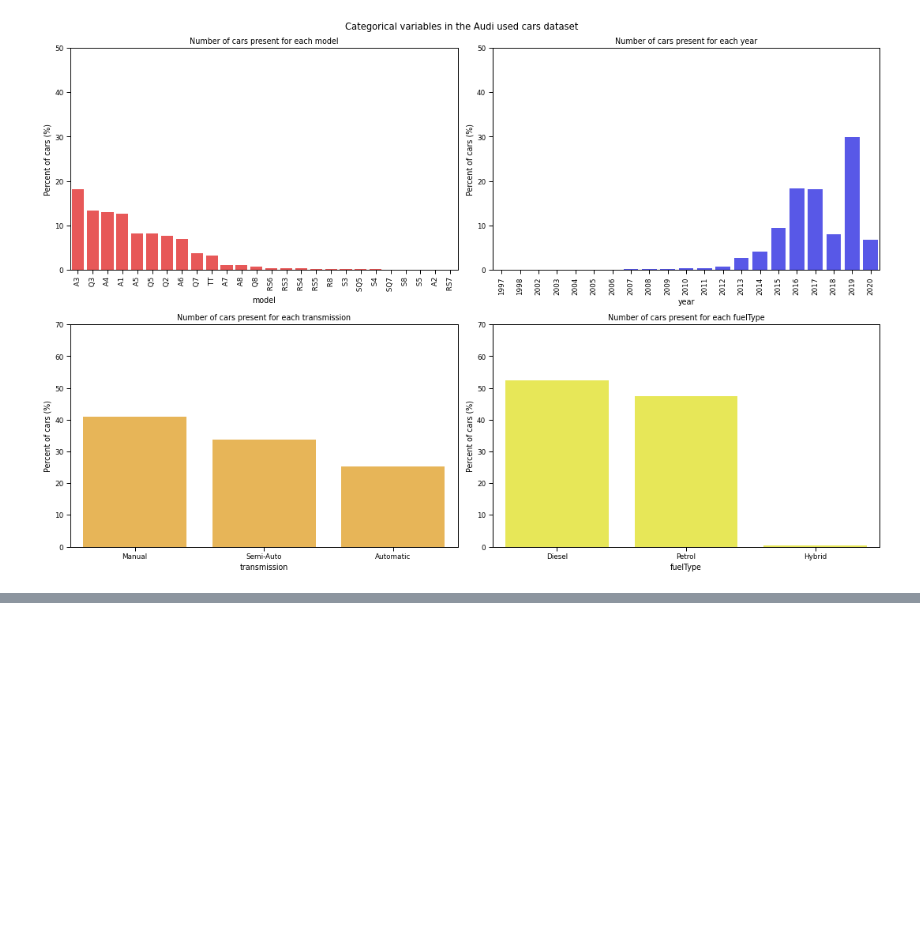
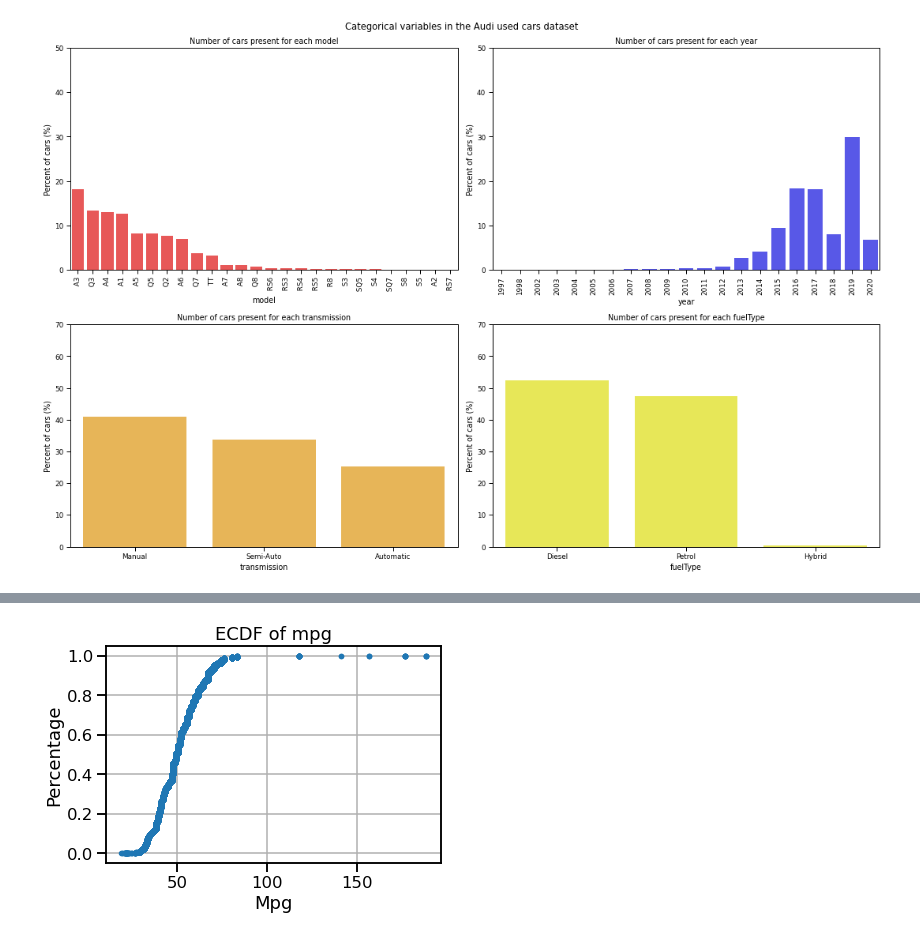
Before and after one commit to 123Osama/EDA-with-Python, a Jupyter notebook: audi_used_car_EDA.ipynb, the cells around one changed output, grey strips where cells are left out. Cells and saved outputs as stored; diff of their text form; code cells hidden in the pictures; blank space fills up the shorter version.

```diff
--- a/audi_used_car_EDA.ipynb
+++ b/audi_used_car_EDA.ipynb
@@ -310,0 +365,12 @@ plt.show()
+# %%
+x = np.sort(df['mpg'])
+y = np.arange(1, len(df['mpg'])+1)/len(df['mpg'])
+
+plt.plot(x, y, linestyle='none', marker='.')
+plt.title("ECDF of mpg")
+plt.xlabel('Mpg')
+plt.ylabel('Percentage')
+plt.grid()
+plt.show()
+# %% [output]
+[figure, added]
```
Also changed, not shown: parts of 3 cells of this notebook.
